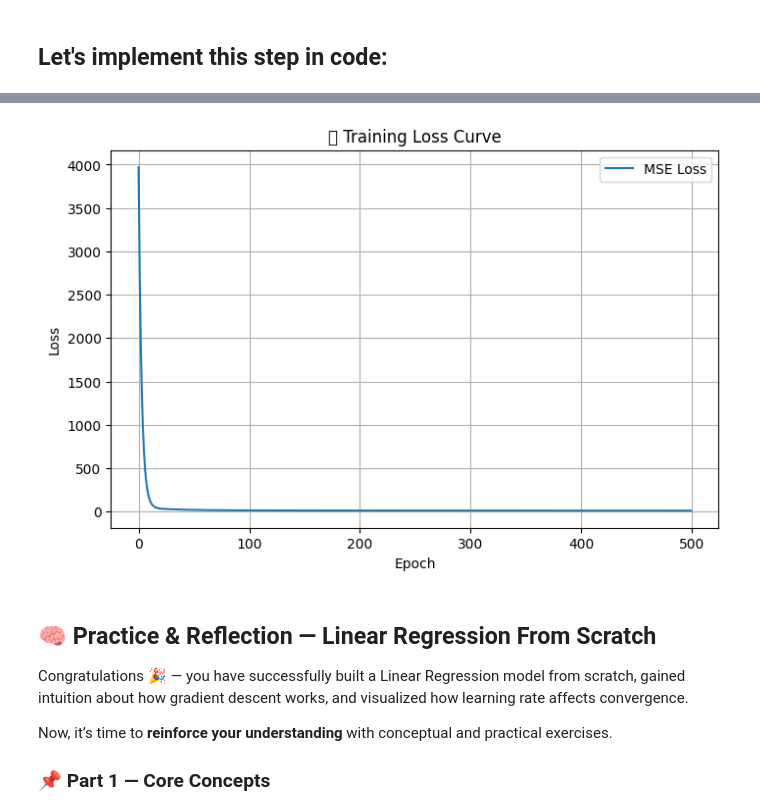
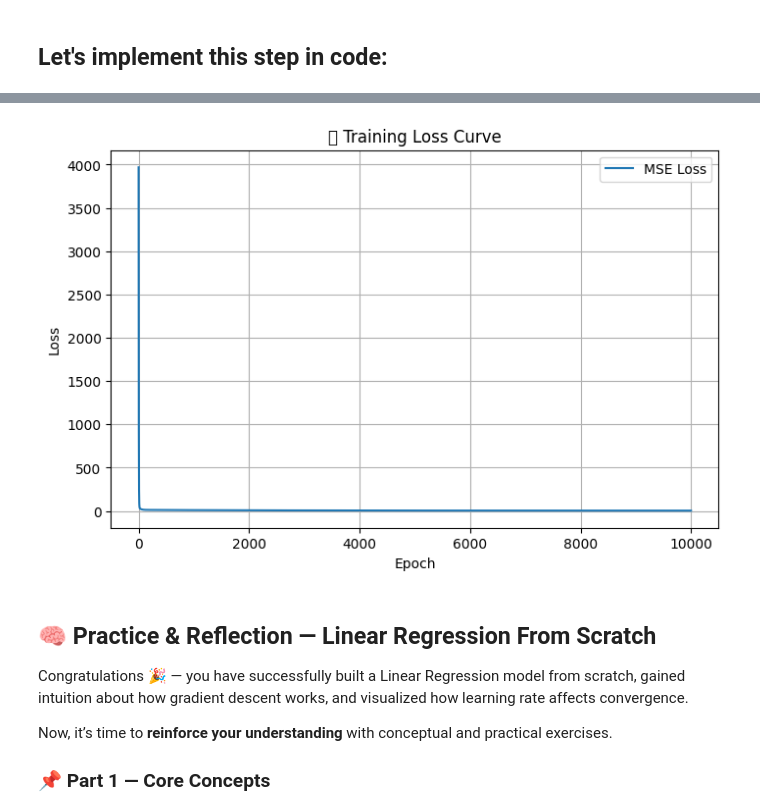
Before and after one commit to silvaxxx1/SAIR, a Jupyter notebook: Week 1/Lecture_1.ipynb, the cells around one changed output, grey strips where cells are left out. Drawn from its saved outputs; the diff is of its cells as text; code cells hidden in the pictures.

```diff
--- a/Week 1/Lecture_1.ipynb
+++ b/Week 1/Lecture_1.ipynb
@@ -971,10 +971,6 @@ We can **see how the model learns** by plotting:
 
 * **MSE vs iteration** → loss decreases
 * **Weights vs iteration** → weights move toward optimal values
-# %%
-    dW = (2/len(X)) * (X.T @ (Y_pred - Y))
-
-X.shape[0] (5,3)
 # %%
 W = np.random.randn(3,1) * 0.01
 b = np.array([[0.0]])  # float to avoid dtype errors
@@ -982,7 +978,7 @@ lr = 1e-7 #0.0000001
 losses = []
 W_history = []
 b_history = []
-epochs = 100
+epochs = 6
 
 # Training loop
 for i in range(epochs):
@@ -1325,8 +1322,8 @@ true_b = 10
 Y = X @ true_W + true_b + np.random.randn(n_samples, 1) * 2
 
 # Create and train the model
-model = LinearRegression(n_features=n_features, lr=1e-3)  # bigger learning rate
-model.fit(X, Y, epochs=500, verbose=True)
+model = LinearRegression(n_features=n_features, lr=1e-3) # 0.001 # bigger learning rate
+model.fit(X, Y, epochs=10000, verbose=True)
 
 print("✅ Training finished")
 print("Learned Weights:", model.W.flatten())
@@ -1351,4 +1352,4 @@ Learned Bias: [[1.61138679]]
-[figure, old version]
+[figure, new version]
 # %% [markdown]
 ## 🧠 **Practice & Reflection — Linear Regression From Scratch**
 
```
Also changed, not shown: parts of 7 cells of this notebook, 2 other files.
